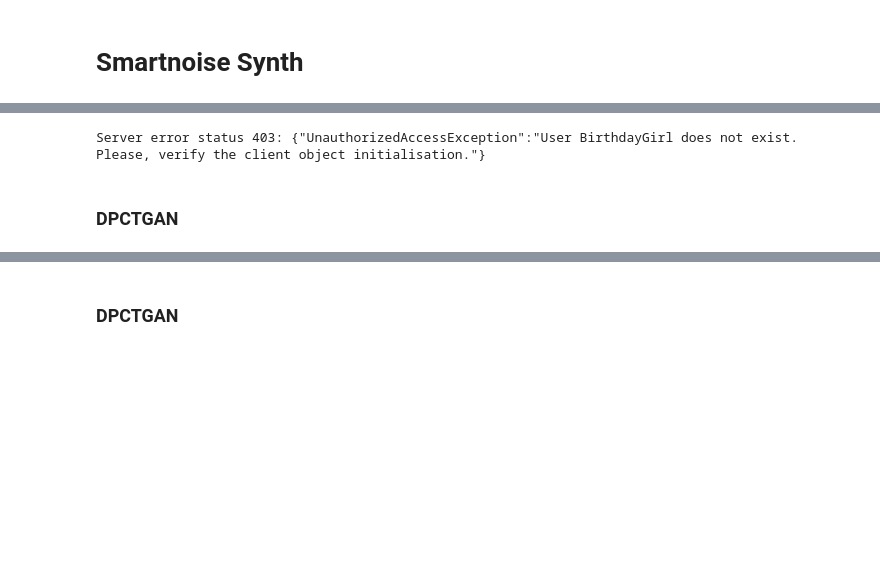
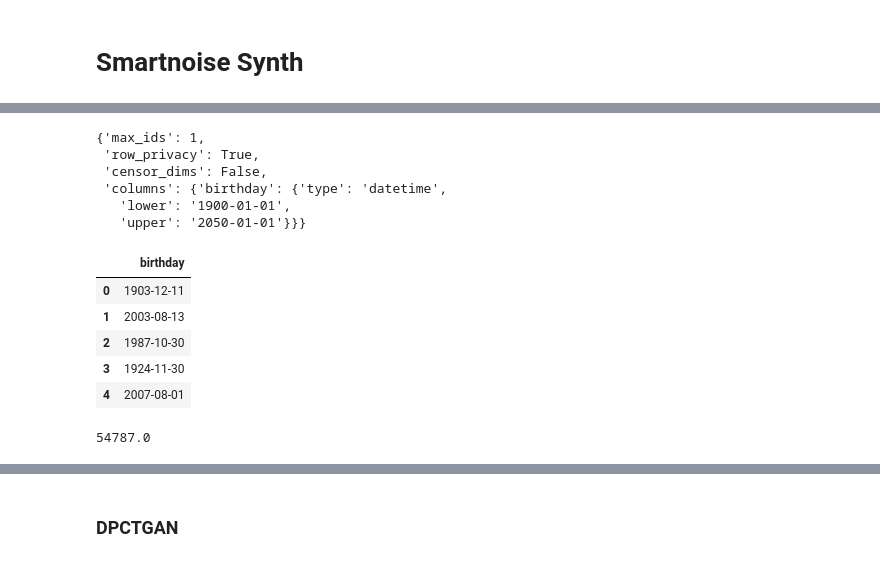
Before and after one commit to dscc-admin-ch/lomas, a Jupyter notebook: client/notebooks/SmartnoiseSynth.ipynb, the cells around one changed output, grey strips where cells are left out. Saved outputs shown, nothing was run; the diff lists cells and outputs as text; code cells hidden in the pictures; blank space fills up the shorter version.

```diff
--- a/client/notebooks/SmartnoiseSynth.ipynb
+++ b/client/notebooks/SmartnoiseSynth.ipynb
@@ -10,7 +161,10 @@ client = Client(url=APP_URL, user_name = USER_NAME, dataset_name = DATASET_NAME)
 # %%
-penguin_metadata = client.get_dataset_metadata()
-penguin_metadata
+metadata = client.get_dataset_metadata()
+metadata
 # %% [output]
-Server error status 403: {"UnauthorizedAccessException":"User BirthdayGirl does not exist. Please, verify the client object initialisation."}
+{'max_ids': 1,
+ 'row_privacy': True,
+ 'censor_dims': False,
+ 'columns': {'birthday': {'type': 'datetime',
+   'lower': '1900-01-01',
+   'upper': '2050-01-01'}}}
-# %% [markdown]
-### DPCTGAN
@@ -16,0 +173,14 @@ Server error status 403: {"UnauthorizedAccessException":"User BirthdayGirl does
+# %%
+df = pd.read_csv(
+    "https://raw.githubusercontent.com/dscc-admin-ch/lomas/wip_306_snsynth-datetime/server/data/datasets/birthdays.csv",
+    dtype={'birthday': 'string'},
+    parse_dates=['birthday']
+)
+df
+# %% [output]
+|  | birthday |
+| 0 | 1903-12-11 |
+| 1 | 2003-08-13 |
+| 2 | 1987-10-30 |
+| 3 | 1924-11-30 |
+| 4 | 2007-08-01 |
@@ -16,0 +193,4 @@ Server error status 403: {"UnauthorizedAccessException":"User BirthdayGirl does
+# %%
+datetime_to_float(metadata["columns"][col]["upper"], metadata["columns"][col]["lower"])
+# %% [output]
+54787.0
```
Also changed, not shown: parts of 29 cells of this notebook, 11 other files.
